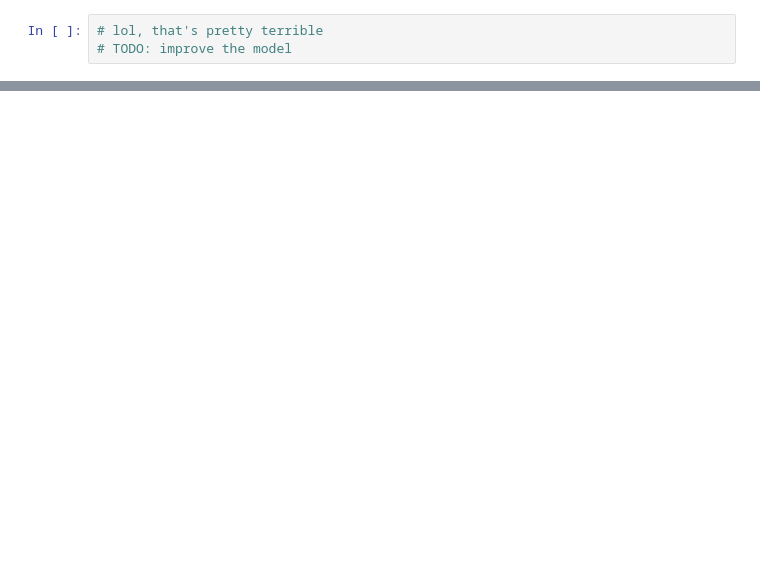
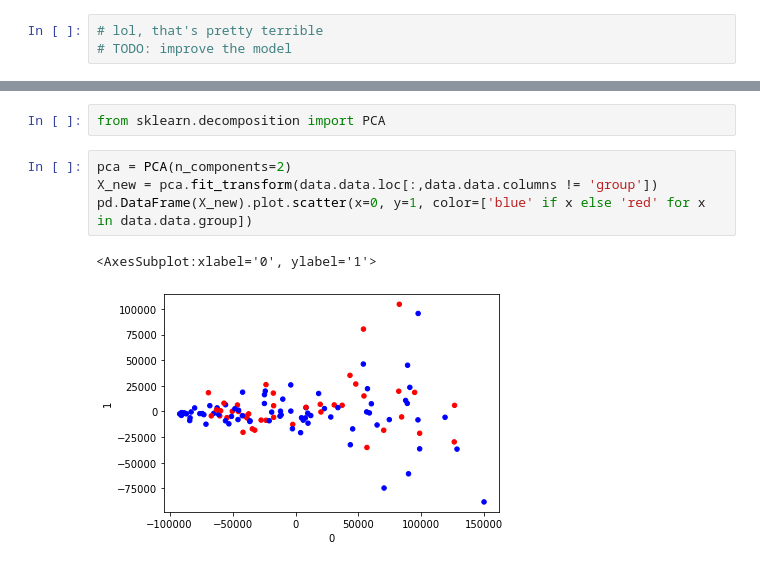
Before and after one commit to mikecuoco/BloodBrainClassifier, a Jupyter notebook: notebooks/svm.ipynb, the cells around one changed output, grey strips where cells are left out. Cells and saved outputs as stored; diff of their text form; blank space fills up the shorter version.

```diff
--- a/notebooks/svm.ipynb
+++ b/notebooks/svm.ipynb
@@ -37,0 +77,9 @@ accuracy_score(data.y_test, y_pred)
+# %%
+from sklearn.decomposition import PCA
+# %%
+pca = PCA(n_components=2)
+X_new = pca.fit_transform(data.data.loc[:,data.data.columns != 'group'])
+pd.DataFrame(X_new).plot.scatter(x=0, y=1, color=['blue' if x else 'red' for x in data.data.group])
+# %% [output]
+<AxesSubplot:xlabel='0', ylabel='1'>
+[figure, added]
```
Also changed, not shown: parts of 12 cells of this notebook.
